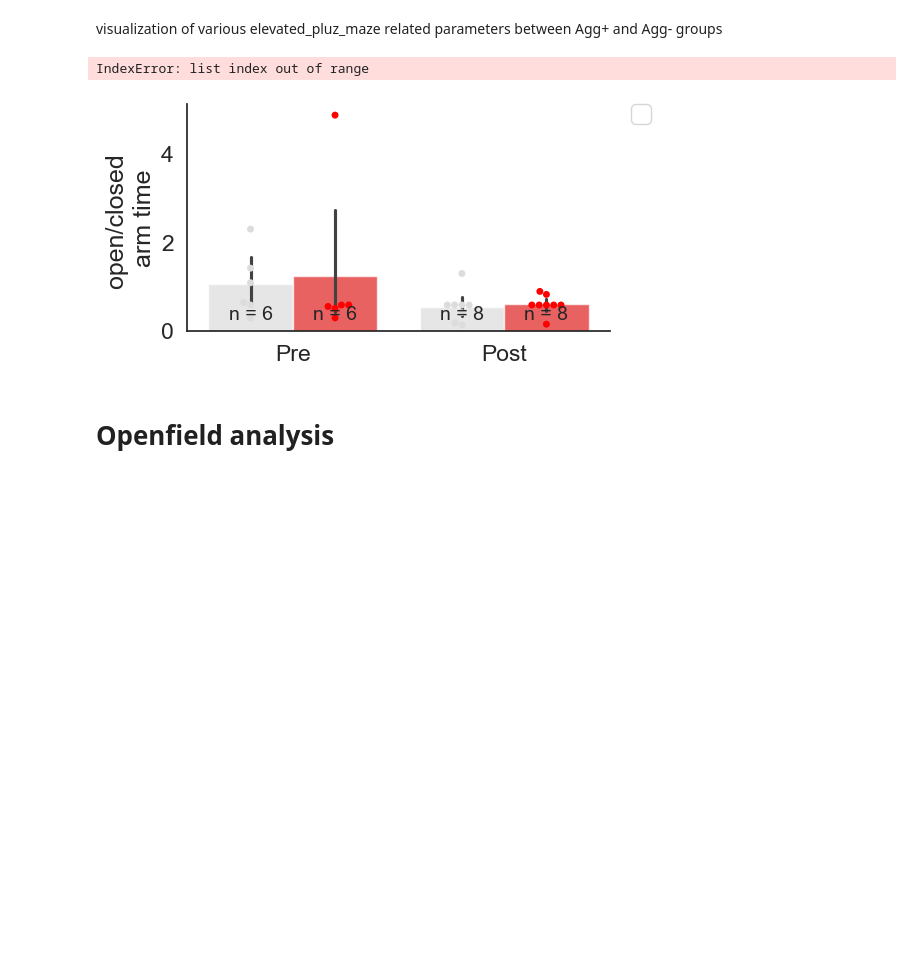
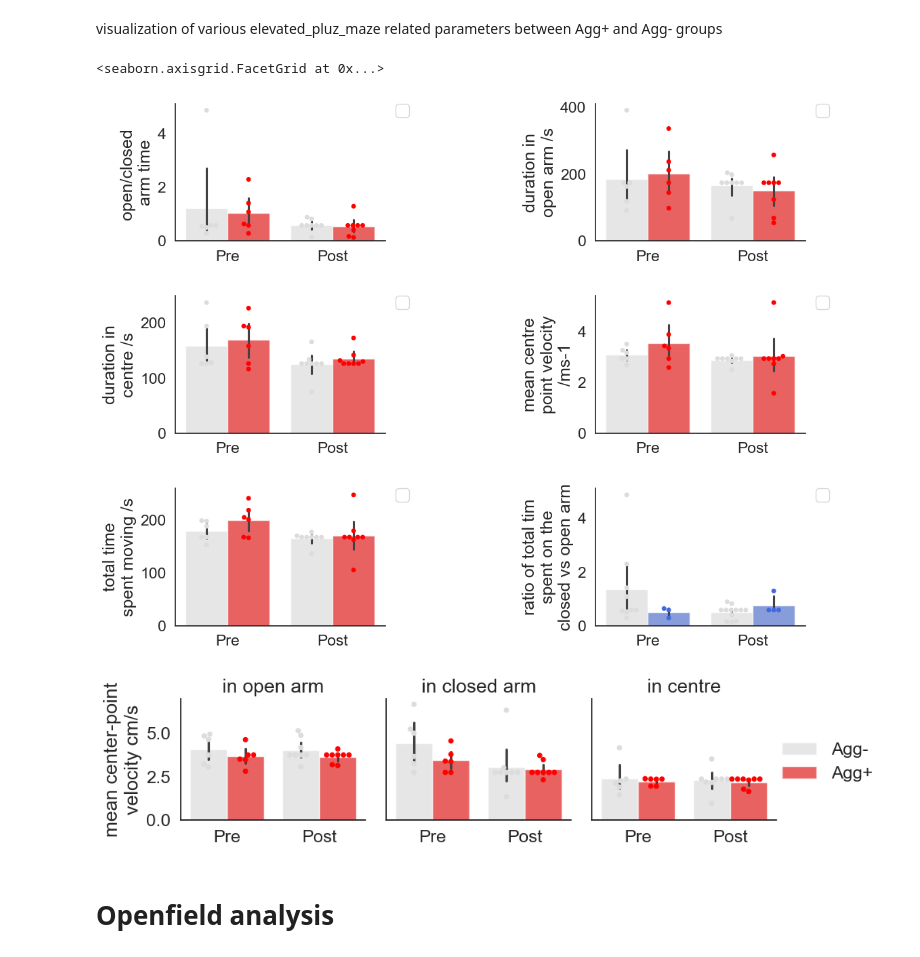
Before and after one commit to FrancisCrickInstitute/negative_parental_switch, a Jupyter notebook: NPS_behaviour_analysis/NPW_behaviour_analysis.ipynb, the cells around one changed output. Cells and saved outputs as stored; diff of their text form; code cells hidden in the pictures; blank space fills up the shorter version.

```diff
--- a/NPS_behaviour_analysis/NPW_behaviour_analysis.ipynb
+++ b/NPS_behaviour_analysis/NPW_behaviour_analysis.ipynb
@@ -1425,10 +1375,0 @@ print(preg_data_pre)
-# %%
-sns.set(rc={'figure.figsize':(7,5)})
-sns.set_style("white")
-g = sns.catplot(x = 'target',
-                y = 'percent',
-                hue = 'state_before',
-                kind = 'bar',
-                data = preg_data_pre,
-                palette = ['royalblue', 'gainsboro'])
-g.set(xlabel = 'Pregnancy Stages')
@@ -1481,23 +1375,0 @@ KeyError: "None of ['stage'] are in the columns"
-# %%
-sns.set(font_scale=1.2)
-sns.set_style("white")
-g = sns.catplot(x = 'target',
-                y = 'percent',
-                hue = 'state_after',
-                kind = 'bar',
-                data = preg_data_post,
-                palette = ['red', 'gainsboro'],
-                aspect = 20/15, alpha = 0.7)
-g.set(xlabel = 'Pregnancy Stages')
-
-ax = plt.gca()
-ax.set_ylabel('Proportion of mice switched (%)')
-ax2 = ax.twinx()
-ax2.set_ylabel('Progesterone / estrodiol ratio *10^-3')
-ax2.plot([ 'PD10', 'PD18'], preg_hor['P/E* 10^-3'], color = 'r', linewidth = 2)
-
-ax2.legend(loc='center right', bbox_to_anchor=(1.35, 0.5), ncol=1)
-ax2.set_ylim([0,9])
-preg_n = preg_data_post.sort_values(by = ['state_after'])
-autolabel(g, preg_n['n'].tolist())
-sns.despine(top = True, right = False)
@@ -2410,7 +2265,7 @@ ax1 = fig.add_subplot(321)
 category_plotting_2('result','ratio','state_after',maze_data_merge, ax1,['gainsboro', 'red'])
 ax1.set(ylabel = 'open/closed \narm time')
 ax1.set_xlabel('')
-autolabel_2(ax1, n)
+# autolabel_2(ax1, n)
 plt.savefig('elevated_plus_maze.jpg', dpi = 300)
 
 ax2 = fig.add_subplot(322)
@@ -2418,54 +2273,55 @@ category_plotting_2('result','In open arms open_arm / center-point Cumulative Du
                     'state_after',maze_data_merge, ax2, ['gainsboro', 'red'])
 ax2.set(ylabel = 'duration in\nopen arm /s')
 ax2.set_xlabel('')
-autolabel_2(ax2, n)
+# autolabel_2(ax2, n)
 
 ax3 = fig.add_subplot(323)
 category_plotting_2('result','In zone centre / center-point Cumulative Duration s',
                     'state_after',maze_data_merge, ax3, ['gainsboro', 'red'])
 ax3.set(ylabel = 'duration in\ncentre /s')
 ax3.set_xlabel('')
-autolabel_2(ax3, n)
+# autolabel_2(ax3, n)
 
 ax4 = fig.add_subplot(324)
 category_plotting_2('result','Velocity center-point Mean cm/s',
                     'state_after',maze_data_merge, ax4,['gainsboro', 'red'])
 ax4.set(ylabel = 'mean centre\npoint velocity\n/ms-1')
 ax4.set_xlabel('')
-autolabel_2(ax4, n)
+# autolabel_2(ax4, n)
 
 ax5 = fig.add_subplot(325)
 category_plotting_2('result','Movement Moving / center-point Cumulative Duration s',
                     'state_after',maze_data_merge, ax5, ['gainsboro', 'red'])
 ax5.set(ylabel = 'total time\nspent moving /s')
 ax5.set_xlabel('')
-autolabel_2(ax5, n)
+# autolabel_2(ax5, n)
 
 ax6 = fig.add_subplot(326)
 category_plotting_2('result','ratio','state_before',maze_data_merge,ax6,['gainsboro', 'royalblue'])
 fig.subplots_adjust(wspace=0.7)
 ax6.set(ylabel = 'ratio of total tim\nspent on the\nclosed vs open arm')
 ax6.set_xlabel('')
-autolabel_2(ax6, n)
+# autolabel_2(ax6, n)
 
 plt.subplots_adjust(hspace=0.4, wspace=1.0)
 maze_data_merge_t = maze_data_merge_t.replace(to_replace = 'For center-point in open_arm', value = 'open')
 maze_data_merge_t = maze_data_merge_t.replace(to_replace = 'For center-point in closed_arm', value = 'closed')
 maze_data_merge_t = maze_data_merge_t.replace(to_replace = 'For center-point in centre', value = 'centre')
 g = sns.FacetGrid(maze_data_merge_t, col = 'area_y', legend_out = True)
 g.map(sns.swarmplot, 'result_x', 'Velocity center-point Mean cm/s_y','state_after', palette=['gainsboro', 'red'], dodge = True)
 g.map(sns.barplot,'result_x', 'Velocity center-point Mean cm/s_y','state_after',alpha=.7, palette=['gainsboro', 'red'])
 g.axes[0,0].set_xlabel('')
 g.axes[0,0].set_title('in open arm')
 g.axes[0,1].set_xlabel('')
 g.axes[0,1].set_title('in closed arm')
 g.axes[0,2].set_xlabel('')
 g.axes[0,2].set_title('in centre')
 g.axes[0, 0].set(ylabel = 'mean center-point\nvelocity cm/s')
 g.add_legend()
 # %% [output]
-IndexError: list index out of range
+<seaborn.axisgrid.FacetGrid at 0x...>
-[figure, old version]
+[figure, new version]
+[figure, added]
 # %% [markdown]
 # Openfield analysis
 # %%
```
Also changed, not shown: parts of 36 cells of this notebook, 49 other files.
